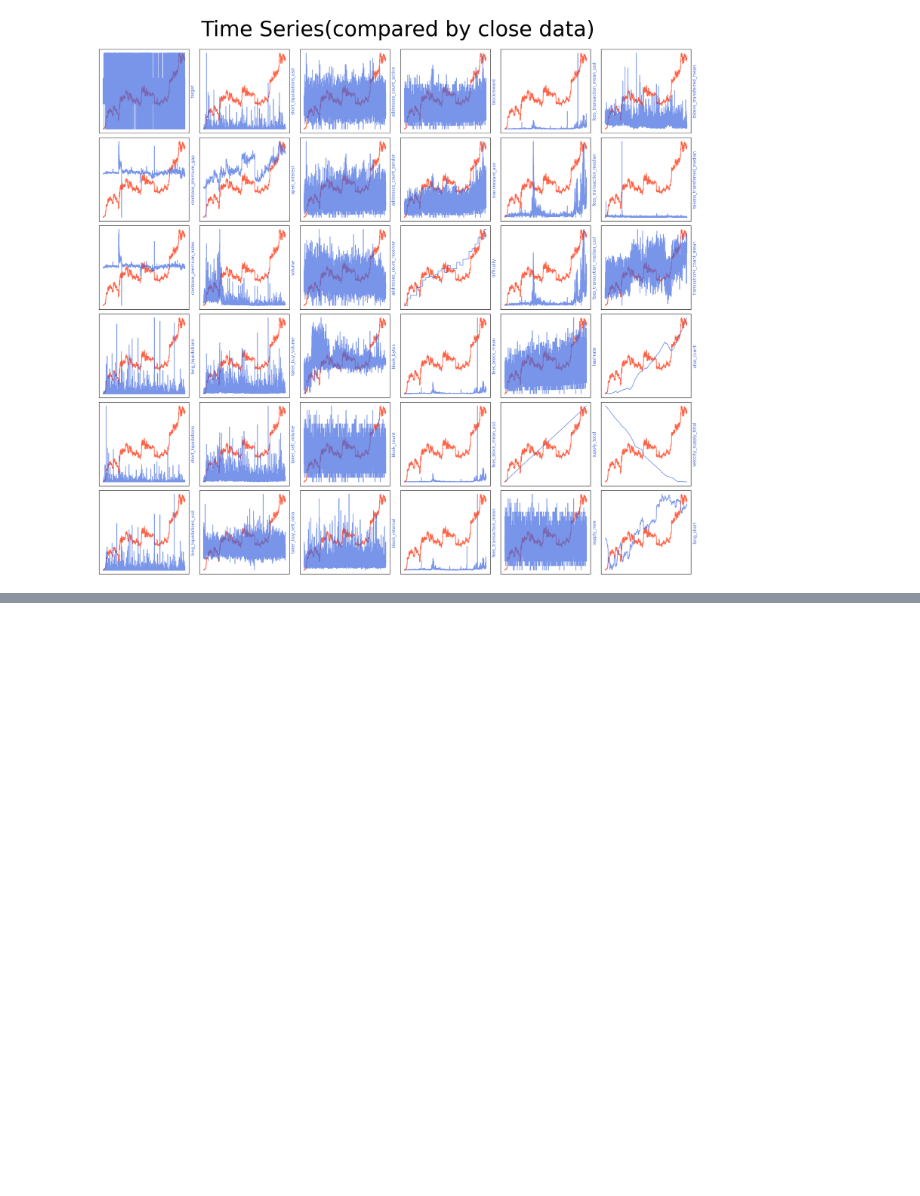
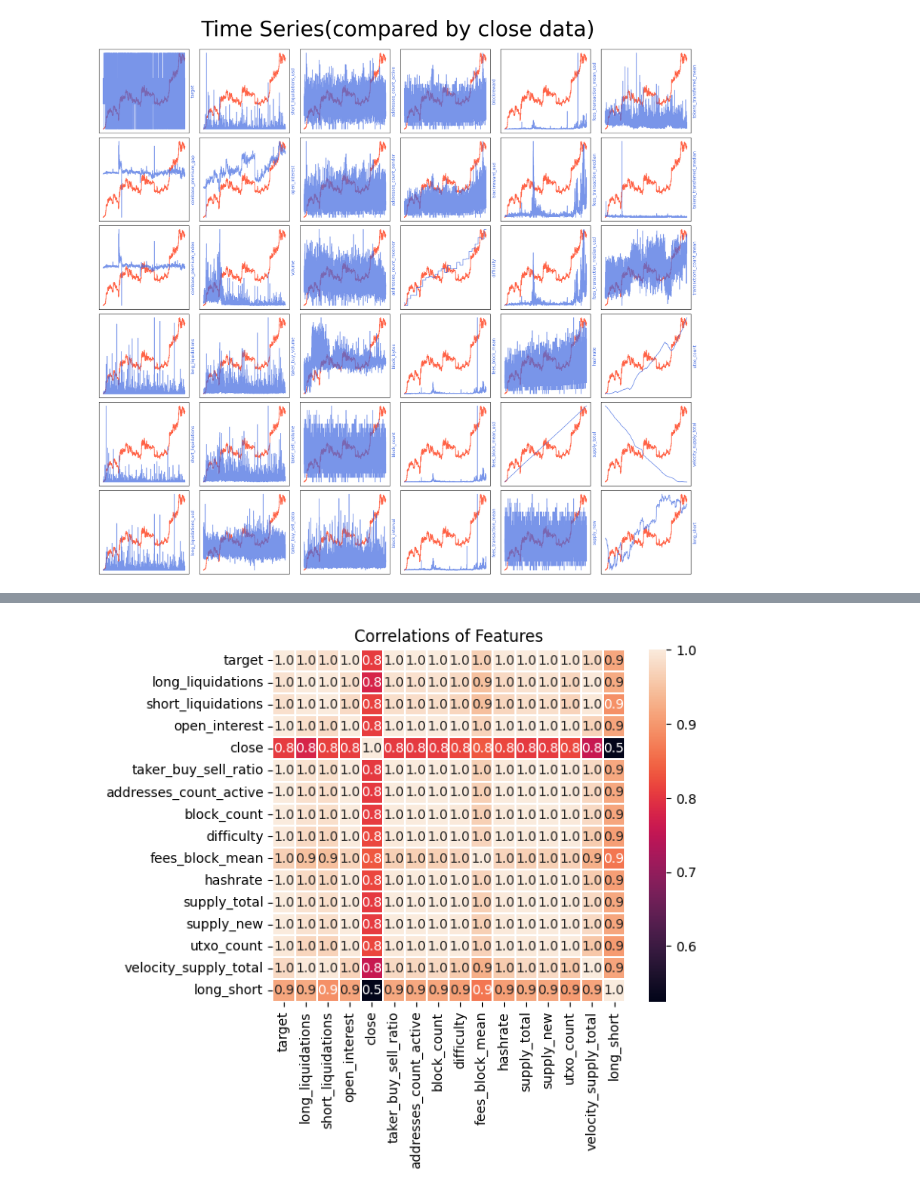
Before and after one commit to boostcampaitech7/level1-classificationinmachinelearning-recsys-03, a Jupyter notebook: code/zerovirus_EDA.ipynb, the cells around one changed output, grey strips where cells are left out. Saved outputs shown, nothing was run; the diff lists cells and outputs as text; code cells hidden in the pictures; blank space fills up the shorter version.

```diff
--- a/code/zerovirus_EDA.ipynb
+++ b/code/zerovirus_EDA.ipynb
@@ -259,0 +308,10 @@ plt.show()
+# %%
+selected_df = cumsum_df.loc[:, selected_cols]
+selected_corr_df = selected_df.corr()
+
+plt.figure()
+sns.heatmap(selected_corr_df, annot=True, fmt='.1f', linewidth=0.2, square=True)
+plt.title('Correlations of Features')
+plt.show()
+# %% [output]
+[figure, added]
```
Also changed, not shown: parts of 6 cells of this notebook.
